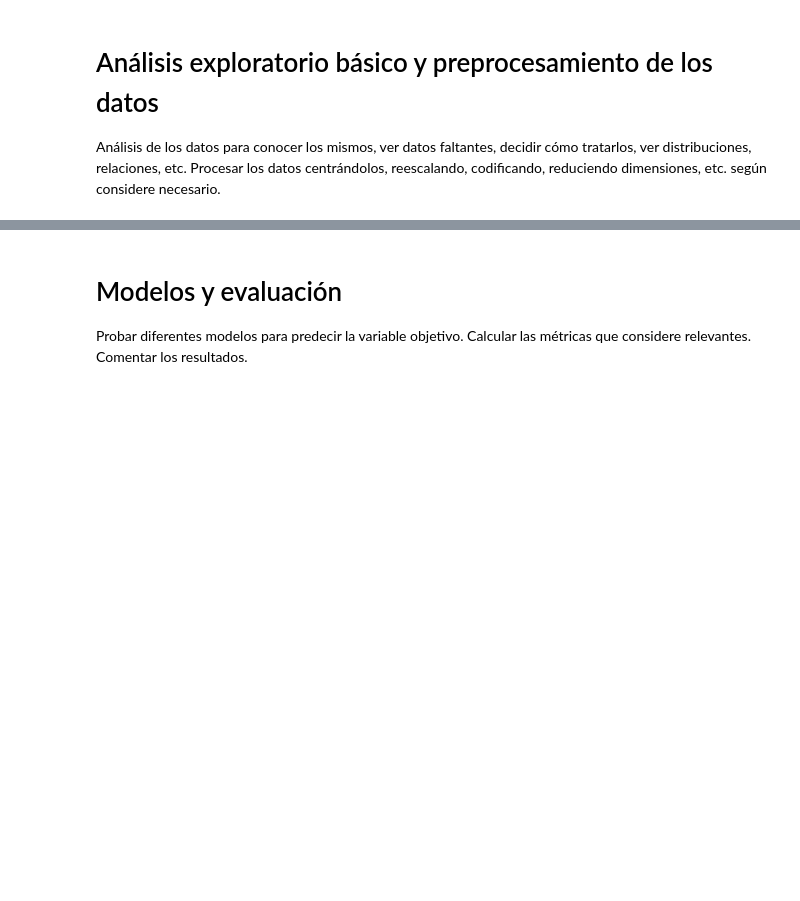
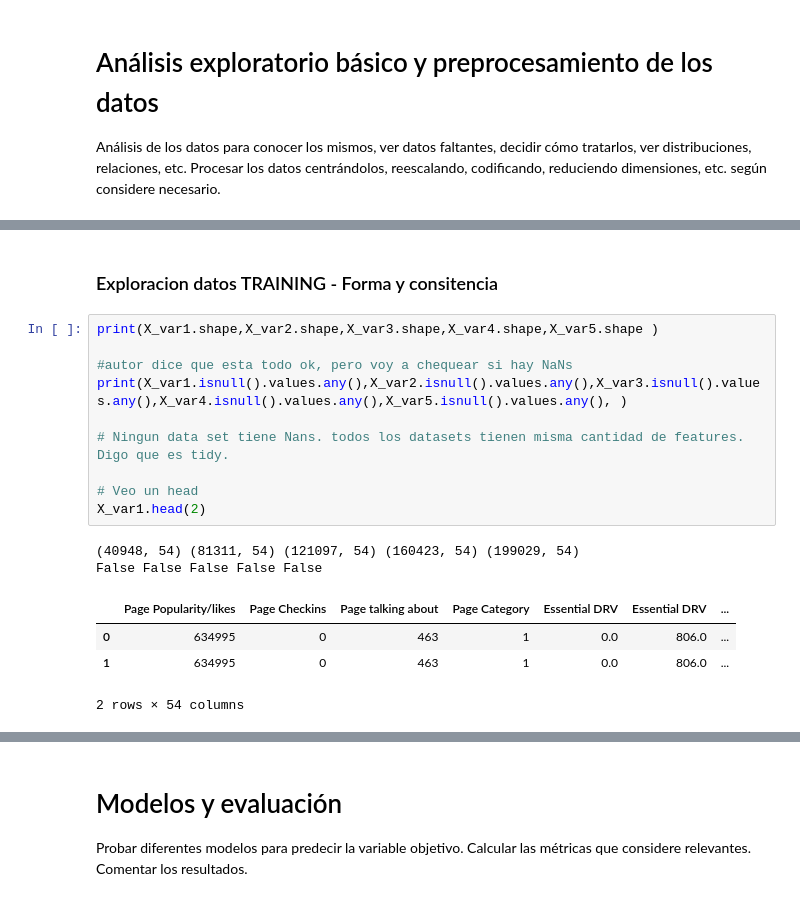
Before and after one commit to esgoty/Entregables-SPAZ-CEIA, a Jupyter notebook: INTRO-IA/TP 2/Plantilla_Trabajo_Practico_2.ipynb, the cells around one changed output, grey strips where cells are left out. Drawn from its saved outputs; the diff is of its cells as text; blank space fills up the shorter version.

```diff
--- a/INTRO-IA/TP 2/Plantilla_Trabajo_Practico_2.ipynb
+++ b/INTRO-IA/TP 2/Plantilla_Trabajo_Practico_2.ipynb
@@ -97,0 +128,19 @@ Análisis de los datos para conocer los mismos, ver datos faltantes, decidir có
+# %% [markdown]
+### Exploracion datos TRAINING - Forma y consitencia
+# %%
+print(X_var1.shape,X_var2.shape,X_var3.shape,X_var4.shape,X_var5.shape )
+
+#autor dice que esta todo ok, pero voy a chequear si hay NaNs
+print(X_var1.isnull().values.any(),X_var2.isnull().values.any(),X_var3.isnull().values.any(),X_var4.isnull().values.any(),X_var5.isnull().values.any(), )
+
+# Ningun data set tiene Nans. todos los datasets tienen misma cantidad de features. Digo que es tidy.
+
+# Veo un head
+X_var1.head(2)
+# %% [output]
+(40948, 54) (81311, 54) (121097, 54) (160423, 54) (199029, 54)
+False False False False False
+|  | Page Popularity/likes | Page Checkins | Page talking about | Page Category | Essential DRV | Essential DRV | ... |
+| 0 | 634995 | 0 | 463 | 1 | 0.0 | 806.0 | ... |
+| 1 | 634995 | 0 | 463 | 1 | 0.0 | 806.0 | ... |
+2 rows × 54 columns
```
Also changed, not shown: parts of 10 cells of this notebook, 1 other file.
